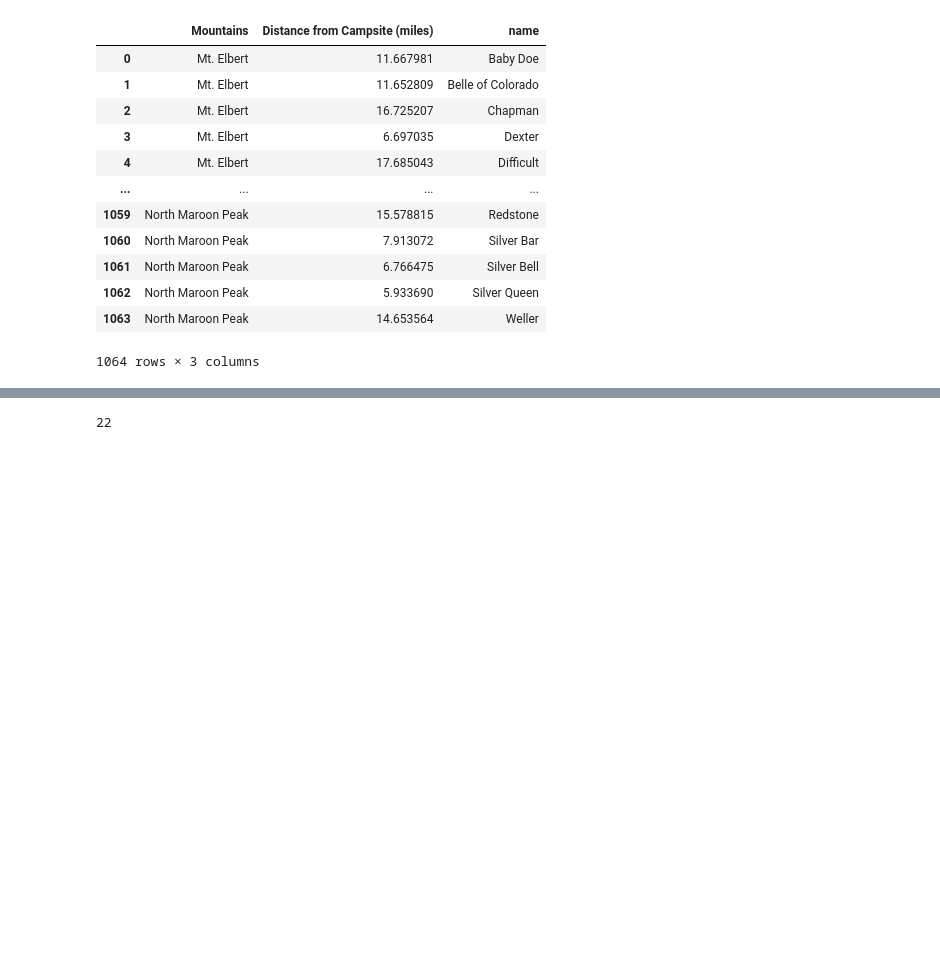
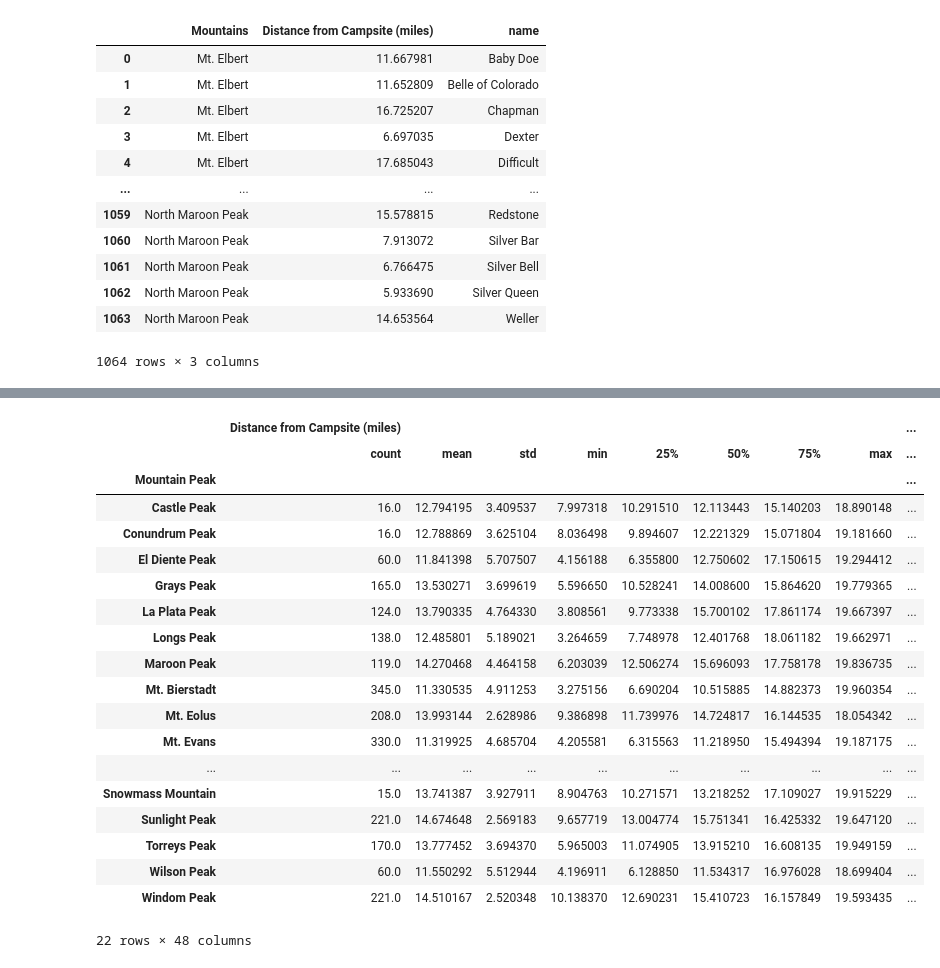
Before and after one commit to dalberghini/14er_project, a Jupyter notebook: 14ers_trailheads_campgrounds_other.ipynb, the cells around one changed output, grey strips where cells are left out. Cells and saved outputs as stored; diff of their text form; code cells hidden in the pictures; blank space fills up the shorter version.

```diff
--- a/14ers_trailheads_campgrounds_other.ipynb
+++ b/14ers_trailheads_campgrounds_other.ipynb
@@ -459,5 +441,24 @@ display(second_merge)
 # %%
 grouped_df = second_merge.groupby("Mountain Peak")
-grouped_df.count()
+grouped_df.describe()
 # %% [output]
+|  | Distance from Campsite (miles) |  |  |  |  |  |  |  | ... |
+|  | count | mean | std | min | 25% | 50% | 75% | max | ... |
+| Mountain Peak |  |  |  |  |  |  |  |  | ... |
+| Castle Peak | 16.0 | 12.794195 | 3.409537 | 7.997318 | 10.291510 | 12.113443 | 15.140203 | 18.890148 | ... |
+| Conundrum Peak | 16.0 | 12.788869 | 3.625104 | 8.036498 | 9.894607 | 12.221329 | 15.071804 | 19.181660 | ... |
+| El Diente Peak | 60.0 | 11.841398 | 5.707507 | 4.156188 | 6.355800 | 12.750602 | 17.150615 | 19.294412 | ... |
+| Grays Peak | 165.0 | 13.530271 | 3.699619 | 5.596650 | 10.528241 | 14.008600 | 15.864620 | 19.779365 | ... |
+| La Plata Peak | 124.0 | 13.790335 | 4.764330 | 3.808561 | 9.773338 | 15.700102 | 17.861174 | 19.667397 | ... |
+| Longs Peak | 138.0 | 12.485801 | 5.189021 | 3.264659 | 7.748978 | 12.401768 | 18.061182 | 19.662971 | ... |
+| Maroon Peak | 119.0 | 14.270468 | 4.464158 | 6.203039 | 12.506274 | 15.696093 | 17.758178 | 19.836735 | ... |
+| Mt. Bierstadt | 345.0 | 11.330535 | 4.911253 | 3.275156 | 6.690204 | 10.515885 | 14.882373 | 19.960354 | ... |
+| Mt. Eolus | 208.0 | 13.993144 | 2.628986 | 9.386898 | 11.739976 | 14.724817 | 16.144535 | 18.054342 | ... |
+| Mt. Evans | 330.0 | 11.319925 | 4.685704 | 4.205581 | 6.315563 | 11.218950 | 15.494394 | 19.187175 | ... |
+| ... | ... | ... | ... | ... | ... | ... | ... | ... | ... |
+| Snowmass Mountain | 15.0 | 13.741387 | 3.927911 | 8.904763 | 10.271571 | 13.218252 | 17.109027 | 19.915229 | ... |
+| Sunlight Peak | 221.0 | 14.674648 | 2.569183 | 9.657719 | 13.004774 | 15.751341 | 16.425332 | 19.647120 | ... |
+| Torreys Peak | 170.0 | 13.777452 | 3.694370 | 5.965003 | 11.074905 | 13.915210 | 16.608135 | 19.949159 | ... |
+| Wilson Peak | 60.0 | 11.550292 | 5.512944 | 4.196911 | 6.128850 | 11.534317 | 16.976028 | 18.699404 | ... |
+| Windom Peak | 221.0 | 14.510167 | 2.520348 | 10.138370 | 12.690231 | 15.410723 | 16.157849 | 19.593435 | ... |
-22
+22 rows × 48 columns
```
Also changed, not shown: parts of 5 cells of this notebook.
